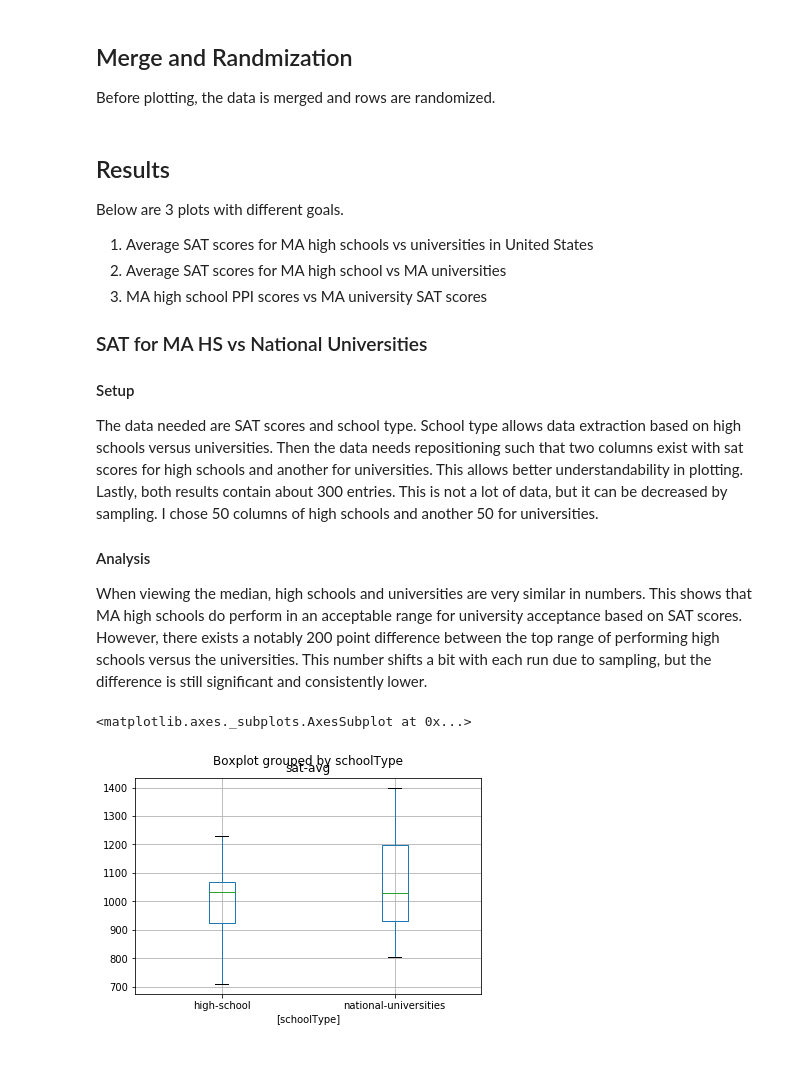
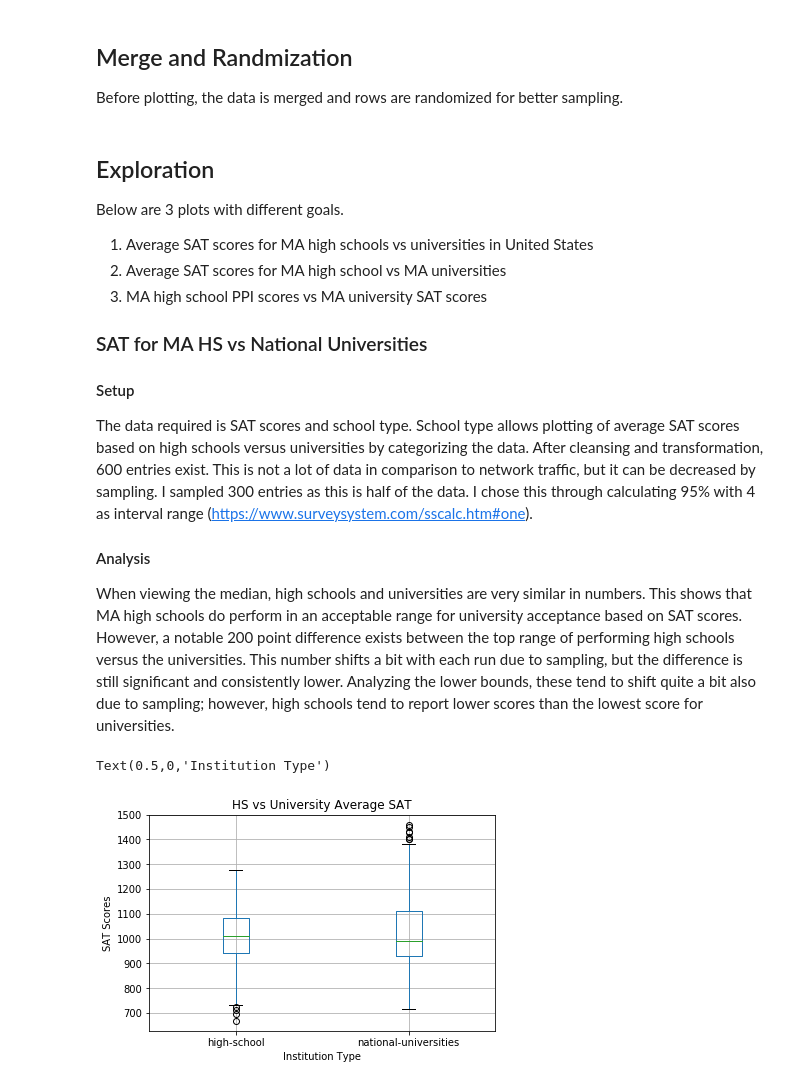
Before and after one commit to kj808/2018DataExploration, a Jupyter notebook: notebooks/EECS 731 Project.ipynb, the cells around one changed output. Saved outputs shown, nothing was run; the diff lists cells and outputs as text; code cells hidden in the pictures; blank space fills up the shorter version.

Commit message:
Reformatted notebook
Added better descriptions to explain my process of thinking.

```diff
--- a/notebooks/EECS 731 Project.ipynb
+++ b/notebooks/EECS 731 Project.ipynb
@@ -27,7 +27,7 @@ The goal in mind requires few columns. After dropping unrelated columns, I remov
 1. Drop all columns not regarding SAT scores, state location, and enrollment.
 2. Drop rows with empty values for SAT-avg
 # %%
-#Cleaning up MA high school data
+#Cleaning MA high school data
 
 #------------Dropping Columns------------
 #Drop columns regarding MCAS scores
@@ -46,10 +46,9 @@ mshsFinal=mshsFirst.join(mshsdemo, how='outer')
 mshsFinal=mshsFinal.join(mshsSecond, how='outer')
 mshsFinal=mshsFinal.join(mshsLast, how='outer')
 
-#Dropping...
-#Contact name: column 5--- not irrelevant in detecting acceptance to universities
-#Address 1 & 2: column 6,7---also not irrelevant. Can generalize by state.
-#Phone and Fax:col 10,11---also not irrelevant
+#Dropping additional columns based on name based on findings and reevaluations.
+#The additional dropping due to irrelevant information and not following certain exploratory paths.
+#One example is using ZIP codes in MA to determine if certain areas present better education
 
 mshsFinal=mshsFinal.drop(columns=['School Code','Function','Contact Name','Address 1','Address 2','Phone','Fax','Grade','PK_Enrollment','K_Enrollment', '1_Enrollment',
                                   '2_Enrollment','3_Enrollment','4_Enrollment','5_Enrollment','6_Enrollment',
@@ -57,7 +56,9 @@ mshsFinal=mshsFinal.drop(columns=['School Code','Function','Contact Name','Addre
                                   'Accountability and Assistance Description','District_Accountability and Assistance Level',
                                   'District_Accountability and Assistance Description','Progress and Performance Index (PPI) - High Needs Students',
                                   'District_Progress and Performance Index (PPI) - High Needs Students','District Name','District Code',
-                                 'SP_Enrollment','School Type', 'Town'])
+                                 'SP_Enrollment','School Type', 'Town','Average Class Size', 'Number of Students',
+                                  'SAT_Tests Taken','Average SAT_Writing','School Accountability Percentile (1-99)',
+                                  'Progress and Performance Index (PPI) - All Students','District_Progress and Performance Index (PPI) - All Students',])
 
 
 ##Remove all non high schools or nonenrollment of seniors
@@ -66,8 +67,9 @@ mshsFinal=mshsFinal[mshsFinal['12_Enrollment'] > 0]
 #Drop the column
 mshsFinal=mshsFinal.drop(columns=['12_Enrollment'])
 
-##Remove all rows without SAT data and district performance progress
-mshsFinal=mshsFinal.dropna(subset=['School Accountability Percentile (1-99)'])
+##Remove all rows without district performance progress
+mshsFinal=mshsFinal.dropna(subset=['Accountability and Assistance Level'])
+mshsFinal=mshsFinal[mshsFinal['Accountability and Assistance Level'] != 'Insufficient data' ]
 
 #Remove all rows without average SAT reading and SAT Math
 mshsFinal=mshsFinal[mshsFinal['Average SAT_Reading']>0]
@@ -83,7 +85,7 @@ univ=univ.drop(columns=['primaryKey','act-avg','aliasNames','businessRepScore','
                         'urlName','xwalkId','nonResponder','nonResponderText','rankingIsTied',
                         'rankingRankStatus','engineeringRepScore','isPublic','cost-after-aid',
                         'hs-gpa-avg', 'overallRank','percent-receiving-aid', 'rankingDisplayRank',
-                        'rankingDisplayScore','rankingSortRank','tuition','city'])
+                        'rankingDisplayScore','rankingSortRank','tuition','city','region'])
 
 #remove NaN entries in sat-avg
 univ=univ.dropna(subset=['sat-avg'])
@@ -122,7 +124,7 @@ univ.rename(columns={'displayName':'School Name', 'city':'City','zip':'Zip',
                      'institutionalControl':'Institutional Control'}, inplace=True)
 # %% [markdown]
 ## Merge and Randmization
-Before plotting, the data is merged and rows are randomized.
+Before plotting, the data is merged and rows are randomized for better sampling.
 # %%
 #----------Merge datasets----------
 result=pd.concat([mshsFinal,univ],axis=0,sort=False )
@@ -130,7 +132,7 @@ result=pd.concat([mshsFinal,univ],axis=0,sort=False )
 #----------------Randomize data----------------
 result=result.sample(frac=1)
 # %% [markdown]
-## Results
+## Exploration
 Below are 3 plots with different goals.
 1. Average SAT scores for MA high schools vs universities in United States
 2. Average SAT scores for MA high school vs MA universities
@@ -140,27 +142,33 @@ Below are 3 plots with different goals.
 ### SAT for MA HS vs National Universities
 
 #### Setup
-The data needed are SAT scores and school type. School type allows data extraction based on high schools versus universities. Then the data needs repositioning such that two columns exist with sat scores for high schools and another for universities. This allows better understandability in plotting. Lastly, both results contain about 300 entries. This is not a lot of data, but it can be decreased by sampling. I chose 50 columns of high schools and another 50 for universities.
+The data required is SAT scores and school type. School type allows plotting of average SAT scores based on high schools versus universities by categorizing the data. After cleansing and transformation, 600 entries exist. This is not a lot of data in comparison to network traffic, but it can be decreased by sampling. I sampled 300 entries as this is half of the data. I chose this through calculating 95% with 4 as interval range (https://www.surveysystem.com/sscalc.htm#one).
 
 #### Analysis
-When viewing the median, high schools and universities are very similar in numbers. This shows that MA high schools do perform in an acceptable range for university acceptance based on SAT scores. However, there exists a notably 200 point difference between the top range of performing high schools versus the universities. This number shifts a bit with each run due to sampling, but the difference is still significant and consistently lower.
+When viewing the median, high schools and universities are very similar in numbers. This shows that MA high schools do perform in an acceptable range for university acceptance based on SAT scores. However, a notable 200 point difference exists between the top range of performing high schools versus the universities. This number shifts a bit with each run due to sampling, but the difference is still significant and consistently lower. Analyzing the lower bounds, these tend to shift quite a bit also due to sampling; however, high schools tend to report lower scores than the lowest score for universities.
 # %%
 ##----------------Plot the different average SAT scores of high schools in MA vs Universities----------------
 #Plot average SAT scores 1 line is high school and 1 line is university
 #export the sat-avg and School Type
 SATforType=result[['sat-avg','schoolType']].copy()
 
 #categorize school type
 SATforType['schoolType']=SATforType['schoolType'].astype("category")
 
 #Sample about 100 data points
-SATforType=SATforType.sample(n=100)
+SATforType=SATforType.sample(n=300)
 
 #plot based on school type
 SATforType.boxplot(by='schoolType')
+
+#Format graph
+plt.title("HS vs University Average SAT")
+plt.suptitle("")
+plt.ylabel("SAT Scores")
+plt.xlabel("Institution Type")
 # %% [output]
-<matplotlib.axes._subplots.AxesSubplot at 0x...>
+Text(0.5,0,'Institution Type')
-[figure, old version]
+[figure, new version]
 # %% [markdown]
 ### SAT for MA high school vs MA universities
 
```
Also changed, not shown: parts of 8 cells of this notebook, 1 other file.
